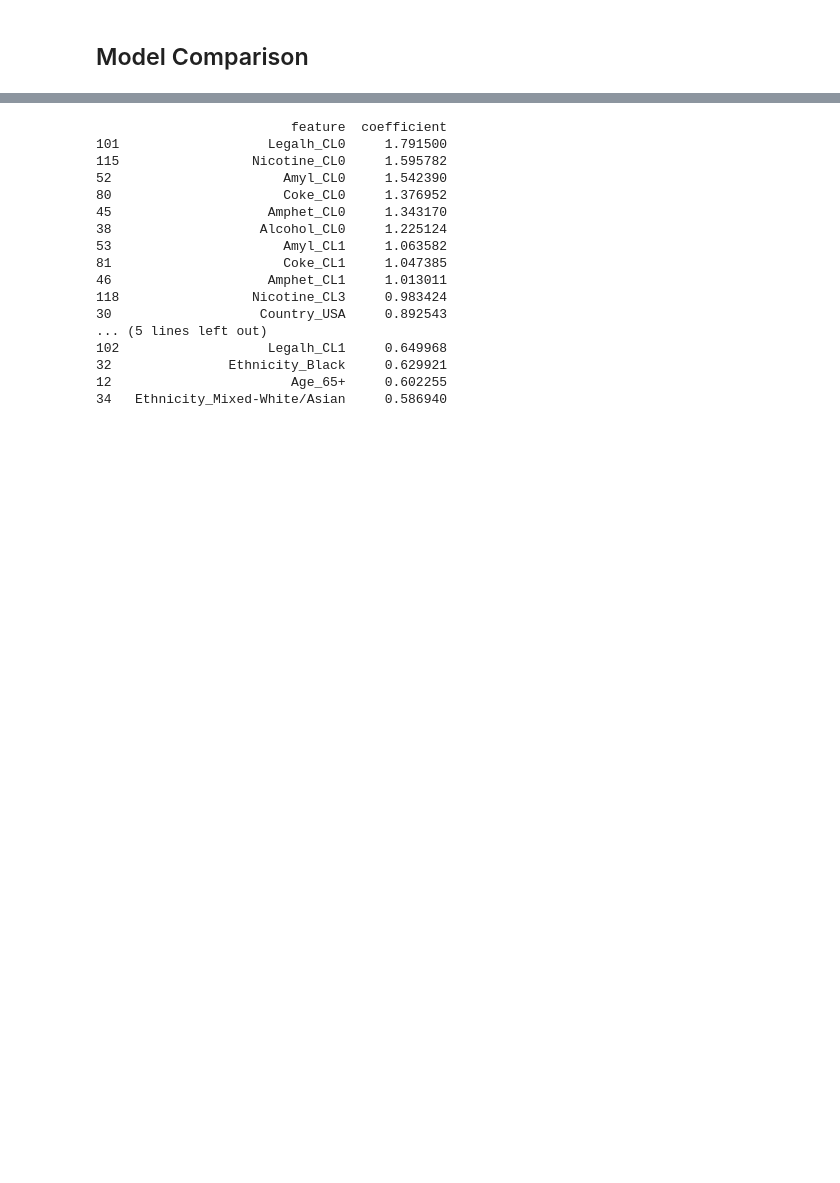
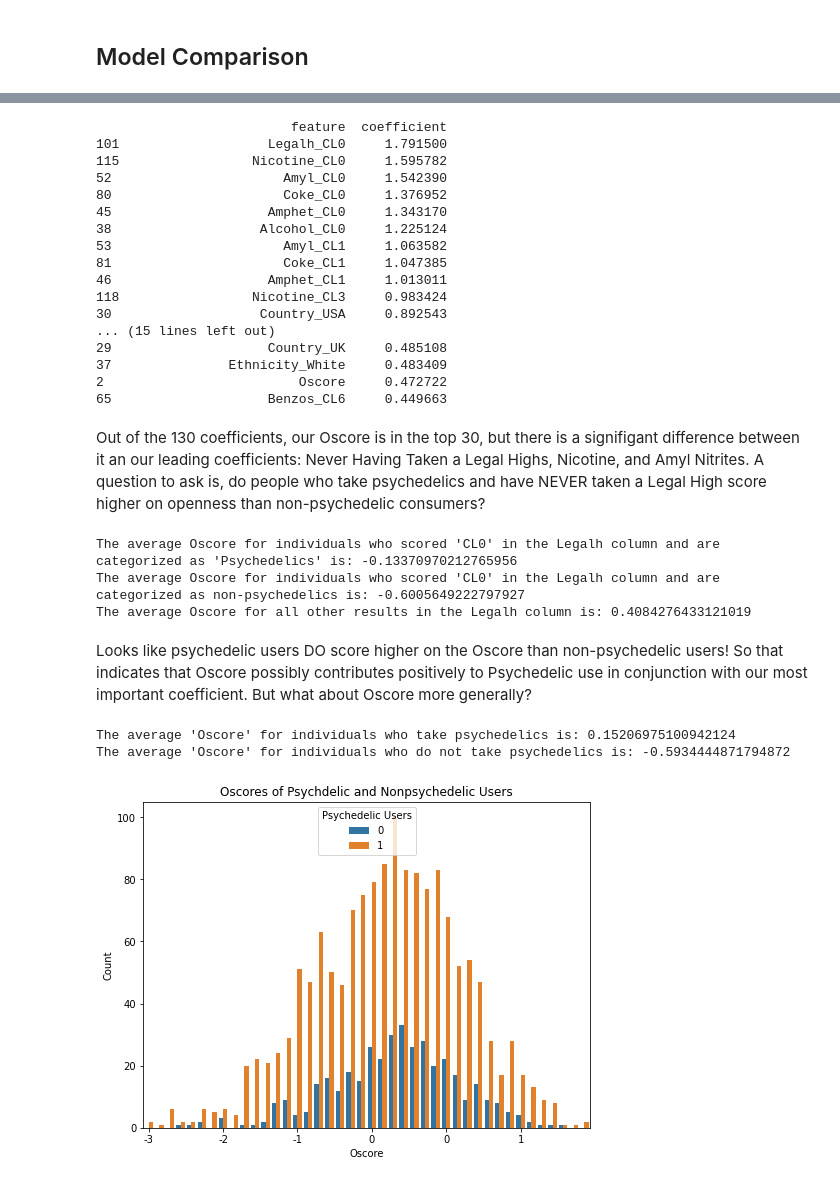
Before and after one commit to jbloewencolon/Predicting-Personality-and-Psychedelic-Experience, a Jupyter notebook: Phase 3 Project.ipynb, the cells around one changed output, grey strips where cells are left out. Drawn from its saved outputs; the diff is of its cells as text; code cells hidden in the pictures; blank space fills up the shorter version.

```diff
--- a/Phase 3 Project.ipynb
+++ b/Phase 3 Project.ipynb
@@ -177,9 +216,9 @@ Name: Semer, dtype: int64
 # %%
-numerical_columns = df_p.columns[5:12]
+personality_scores = df_p.columns[5:12]
 
 # Define the number of columns and rows for the subplots matrix
 num_cols = 3  # Number of columns
-num_rows = math.ceil(len(numerical_columns) / num_cols)  # Number of rows
+num_rows = math.ceil(len(personality_scores) / num_cols)  # Number of rows
 
 # Create the subplots matrix
 fig, axes = plt.subplots(num_rows, num_cols, figsize=(15, 10))
@@ -188,16 +227,15 @@ fig, axes = plt.subplots(num_rows, num_cols, figsize=(15, 10))
 axes = axes.flatten()
 
 # Iterate over each numerical column
-for i, column in enumerate(numerical_columns):
-    ax = axes[i]  # Get the current subplot
-
+for i, column in enumerate(personality_scores):
+    ax = axes[i]
     sns.violinplot(x=df_p['Psychedelics'], y=df_p[column], ax=ax)
     ax.set_xlabel('Have Used Psychedelics')
     ax.set_ylabel(column)
     ax.set_title(f'{column}')
 
 # Hide any unused subplots
-for j in range(len(numerical_columns), len(axes)):
+for j in range(len(personality_scores), len(axes)):
     axes[j].axis('off')
 
 # Adjust spacing between subplots
@@ -627,7 +741,7 @@ coefficients_df = pd.DataFrame({'feature': feature_names_ordered, 'coefficient':
 coefficients_df = coefficients_df.sort_values(by='coefficient', ascending=False)
 
 # Display the most influential features
-print(coefficients_df.head(20))  # Display top 10 influential features
+print(coefficients_df.head(30))
 # %% [output]
                          feature  coefficient
 101                   Legalh_CL0     1.791500
@@ -641,8 +755,64 @@ print(coefficients_df.head(20))  # Display top 10 influential features
 46                    Amphet_CL1     1.013011
 118                 Nicotine_CL3     0.983424
 30                   Country_USA     0.892543
-... (5 lines left out)
-102                   Legalh_CL1     0.649968
-32               Ethnicity_Black     0.629921
-12                       Age_65+     0.602255
-34   Ethnicity_Mixed-White/Asian     0.586940
+... (15 lines left out)
+29                    Country_UK     0.485108
+37               Ethnicity_White     0.483409
+2                         Oscore     0.472722
+65                    Benzos_CL6     0.449663
+# %% [markdown]
+Out of the 130 coefficients, our Oscore is in the top 30, but there is a signifigant difference between it an our leading coefficients: Never Having Taken a Legal Highs, Nicotine, and Amyl Nitrites. A question to ask is, do people who take psychedelics and have NEVER taken a Legal High score higher on openness than non-psychedelic consumers?
+# %%
+# Filter the dataset for individuals who scored 'CL0' in the 'Legalh' column
+cl0_data = df_p[df_p['Legalh'] == 'CL0']
+
+# Calculate the average 'Oscore' for individuals who scored 'CL0' in the 'Legalh' column and are categorized as 'Psychedelics'
+average_oscore_cl0_psychedelics = cl0_data[cl0_data['Psychedelics'] == 1]['Oscore'].mean()
+
+# Calculate the average 'Oscore' for individuals who scored 'CL0' in the 'Legalh' column and are categorized as non-psychedelics
+average_oscore_cl0_non_psychedelics = cl0_data[cl0_data['Psychedelics'] == 0]['Oscore'].mean()
+
+# Calculate the average 'Oscore' for all other results in the 'Legalh' column
+average_oscore_other = df_p[df_p['Legalh'] != 'CL0']['Oscore'].mean()
+
+# Print the results
+print(f"The average Oscore for individuals who scored 'CL0' in the Legalh column and are categorized as 'Psychedelics' is: {average_oscore_cl0_psychedelics}")
+print(f"The average Oscore for individuals who scored 'CL0' in the Legalh column and are categorized as non-psychedelics is: {average_oscore_cl0_non_psychedelics}")
+print(f"The average Oscore for all other results in the Legalh column is: {average_oscore_other}")
+# %% [output]
+The average Oscore for individuals who scored 'CL0' in the Legalh column and are categorized as 'Psychedelics' is: -0.13370970212765956
+The average Oscore for individuals who scored 'CL0' in the Legalh column and are categorized as non-psychedelics is: -0.6005649222797927
+The average Oscore for all other results in the Legalh column is: 0.4084276433121019
+# %% [markdown]
+Looks like psychedelic users DO score higher on the Oscore than non-psychedelic users! So that indicates that Oscore possibly contributes positively to Psychedelic use in conjunction with our most important coefficient. But what about Oscore more generally?
+# %%
+# Calculate the average 'Oscore' for individuals who take psychedelics
+average_oscore_psychedelics = df_p[df_p['Psychedelics'] == 1]['Oscore'].mean()
+
+# Calculate the average 'Oscore' for individuals who do not take psychedelics
+average_oscore_non_psychedelics = df_p[df_p['Psychedelics'] == 0]['Oscore'].mean()
+
+# Print the results
+print(f"The average 'Oscore' for individuals who take psychedelics is: {average_oscore_psychedelics}")
+print(f"The average 'Oscore' for individuals who do not take psychedelics is: {average_oscore_non_psychedelics}")
+
+# Plot 1: Bar Plot
+plt.figure(figsize=(8, 6))
+ax = sns.countplot(x=df_p.iloc[:, 6], hue=y, data=df_p)
+num_ticks = 6
+xticks = ax.get_xticks()
+xtick_labels = ax.get_xticklabels()
+step_size = max(1, int(len(xticks) / num_ticks))
+selected_ticks = xticks[::step_size]
+selected_labels = [int(float(xtick_labels[i].get_text())) for i in range(0, len(xticks), step_size)]
+ax.set_xticks(selected_ticks)
+ax.set_xticklabels(selected_labels)
+plt.xlabel('Oscore')
+plt.ylabel('Count')
+plt.title('Oscores of Psychdelic and Nonpsychedelic Users')
+plt.legend(title='Psychedelic Users')
+plt.show()
+# %% [output]
+The average 'Oscore' for individuals who take psychedelics is: 0.15206975100942124
+The average 'Oscore' for individuals who do not take psychedelics is: -0.5934444871794872
+[figure, added]
```
Also changed, not shown: parts of 56 cells of this notebook.
